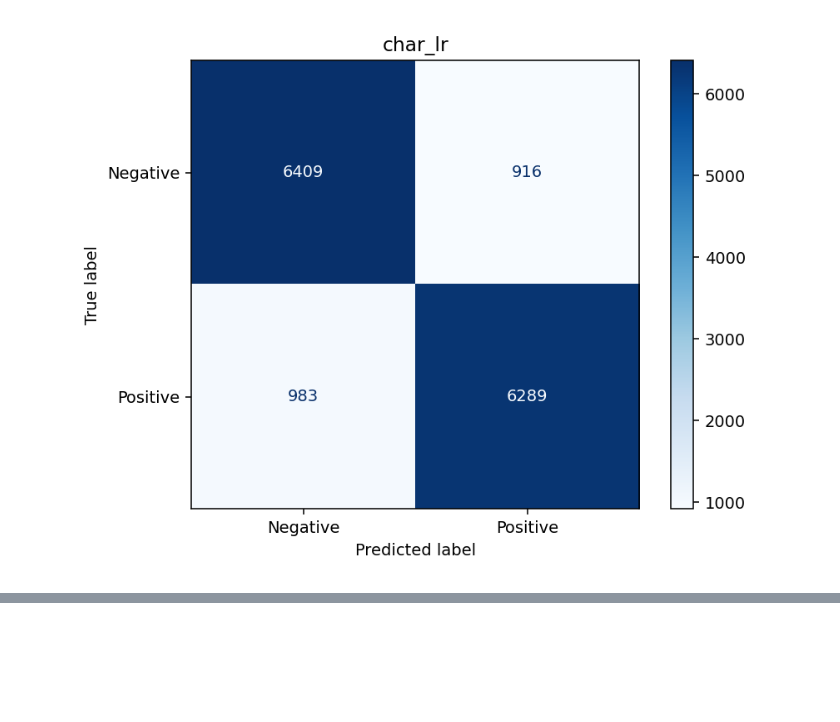
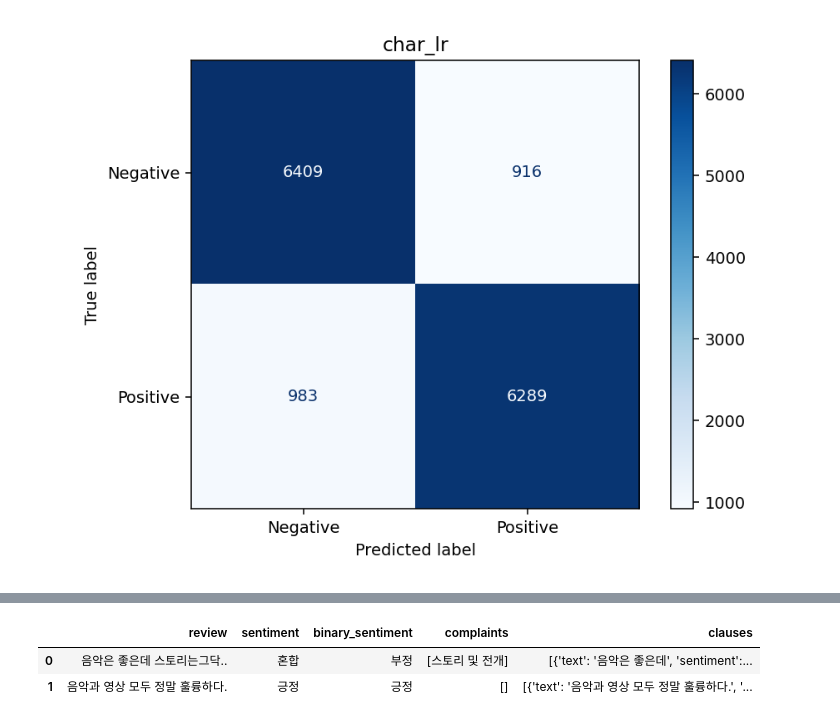
Before and after one commit to 030217zerogirl-lang/review-insight-ai-202335217, a Jupyter notebook: notebooks/01_executed_results.ipynb, the cells around one changed output, grey strips where cells are left out. Saved outputs shown, nothing was run; the diff lists cells and outputs as text; code cells hidden in the pictures; blank space fills up the shorter version.

Commit message:
Support clause-based mixed sentiment and refine submission portfolio

```diff
--- a/notebooks/01_executed_results.ipynb
+++ b/notebooks/01_executed_results.ipynb
@@ -99 +99,8 @@ print((ROOT/'reports/runtime_checks.json').read_text(encoding='utf-8'))
 }
+# %%
+from src.core import analyze
+display(pd.DataFrame(analyze(['음악은 좋은데 스토리는그닥..','음악과 영상 모두 정말 훌륭하다.']))[['review','sentiment','binary_sentiment','complaints','clauses']])
+# %% [output]
+|  | review | sentiment | binary_sentiment | complaints | clauses |
+| 0 | 음악은 좋은데 스토리는그닥.. | 혼합 | 부정 | [스토리 및 전개] | [{'text': '음악은 좋은데', 'sentiment':... |
+| 1 | 음악과 영상 모두 정말 훌륭하다. | 긍정 | 긍정 | [] | [{'text': '음악과 영상 모두 정말 훌륭하다.', '... |
```
Also changed, not shown: parts of 3 cells of this notebook, 20 other files.
